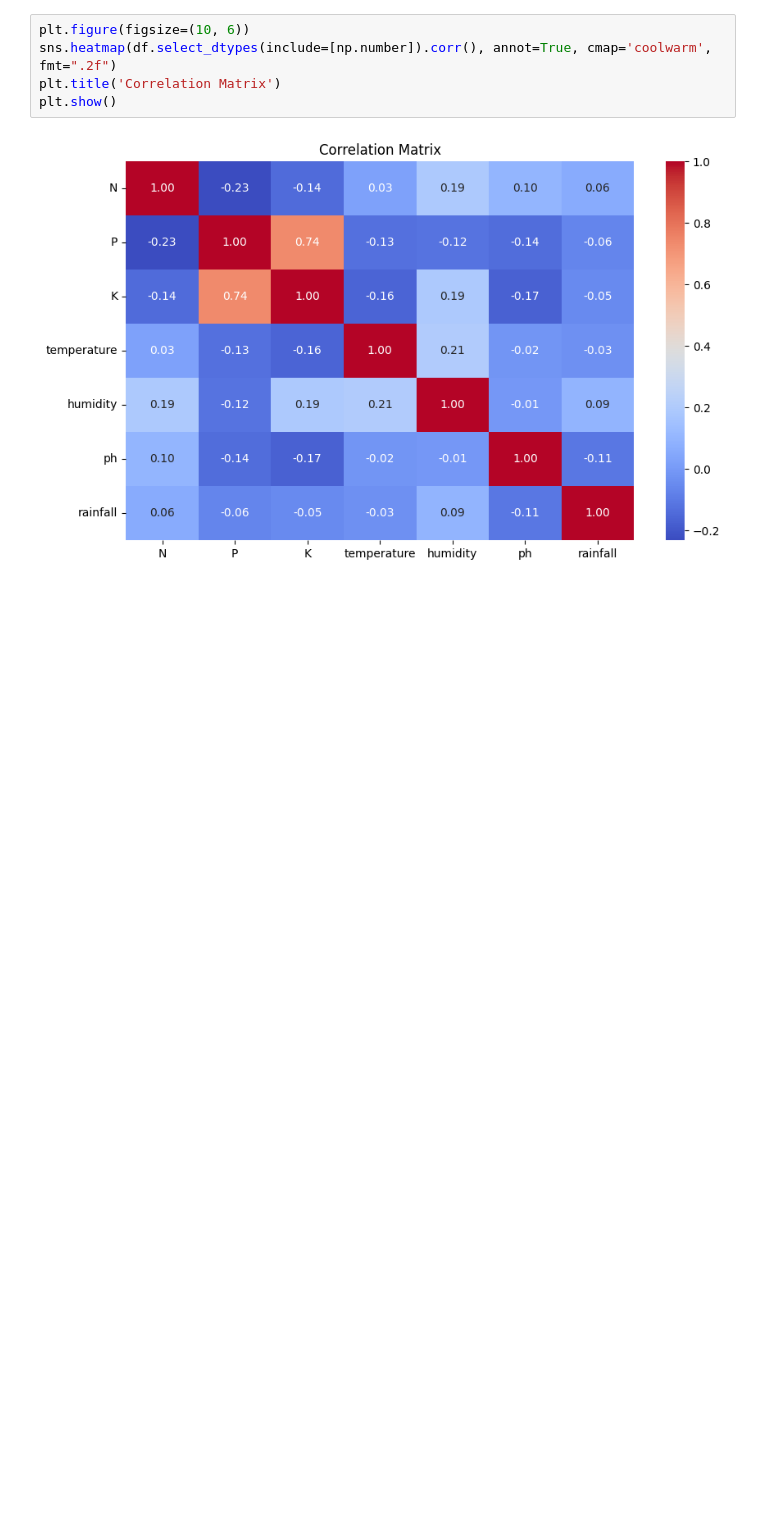
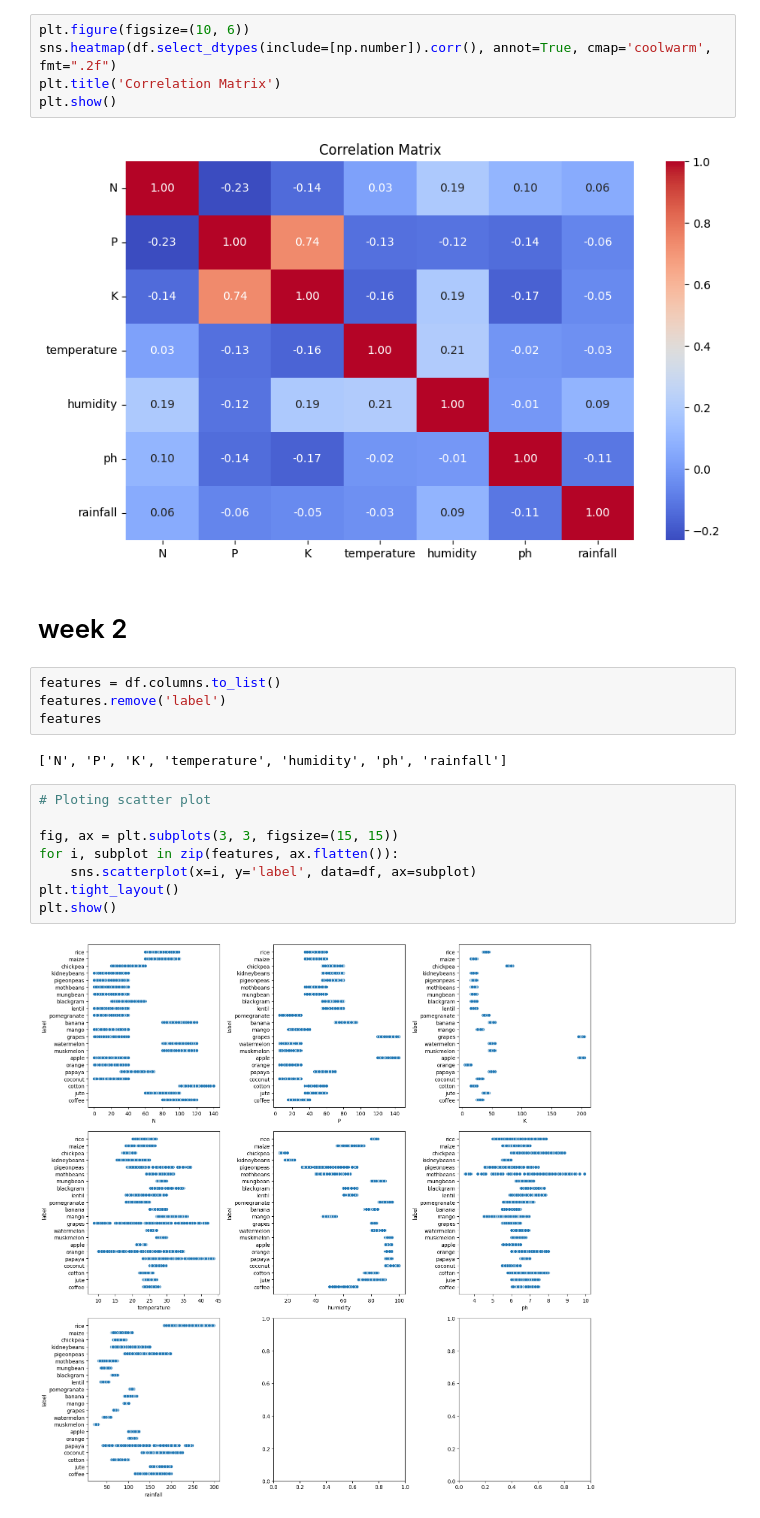
Before and after one commit to saurabhp85070/Crop-Fertilizer-RS, a Jupyter notebook: crop & fertilizer RS.ipynb, the cells around one changed output. Cells and saved outputs as stored; diff of their text form; blank space fills up the shorter version.

Commit message:
added few more visualization

```diff
--- a/crop & fertilizer RS.ipynb
+++ b/crop & fertilizer RS.ipynb
@@ -161,3 +161,21 @@ plt.title('Correlation Matrix')
 plt.show()
 # %% [output]
 [figure]
+# %% [markdown]
+# week 2
+# %%
+features = df.columns.to_list()
+features.remove('label')
+features
+# %% [output]
+['N', 'P', 'K', 'temperature', 'humidity', 'ph', 'rainfall']
+# %%
+# Ploting scatter plot
+
+fig, ax = plt.subplots(3, 3, figsize=(15, 15))
+for i, subplot in zip(features, ax.flatten()):
+    sns.scatterplot(x=i, y='label', data=df, ax=subplot)
+plt.tight_layout()
+plt.show()
+# %% [output]
+[figure, added]
```
Also changed, not shown: parts of 7 cells of this notebook.
